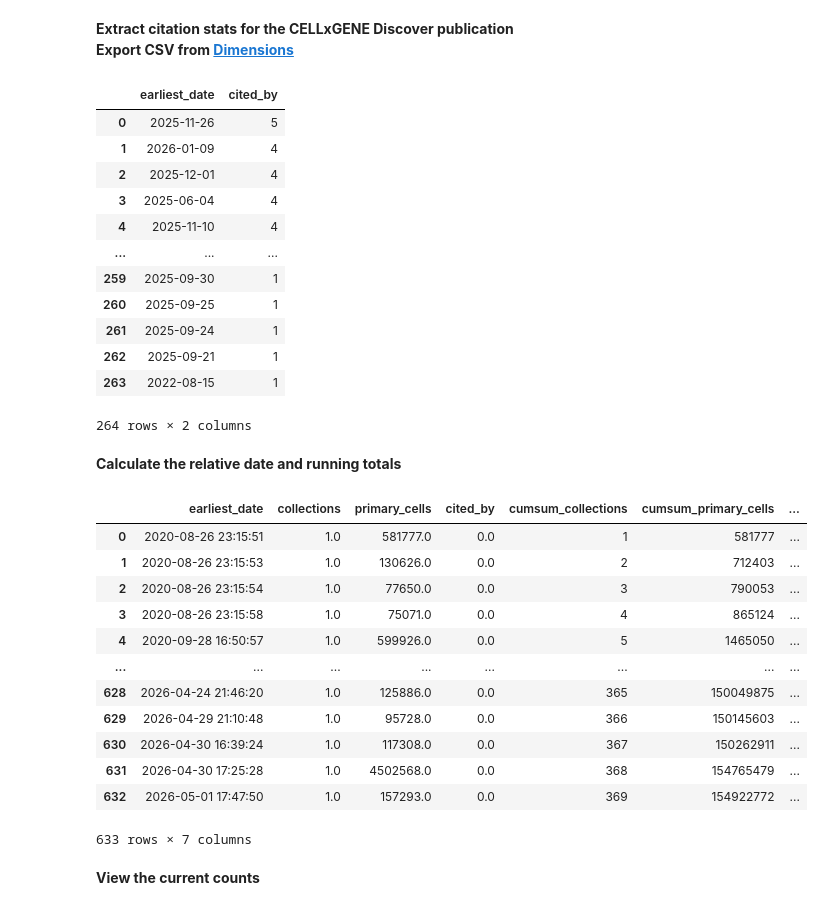
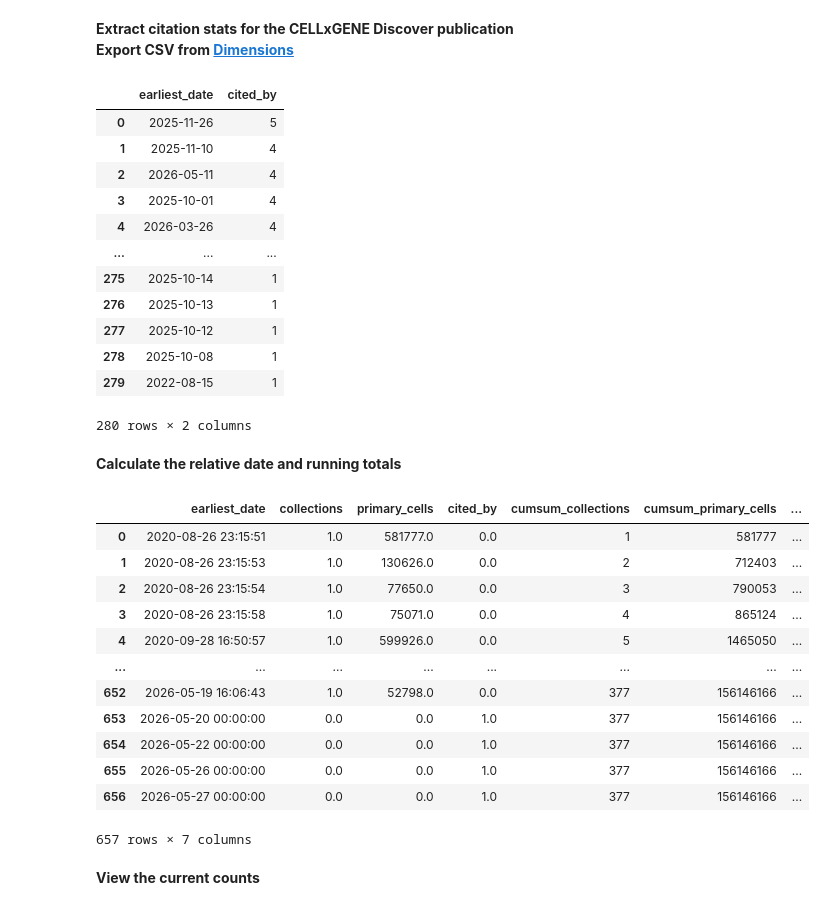
Before and after one commit to Lattice-Data/lattice-tools, a Jupyter notebook: cellxgene_resources/collab_submissions_pub/Figure2_corpus_growth.ipynb, the cells around one changed output. Saved outputs shown, nothing was run; the diff lists cells and outputs as text; code cells hidden in the pictures.

```diff
--- a/cellxgene_resources/collab_submissions_pub/Figure2_corpus_growth.ipynb
+++ b/cellxgene_resources/collab_submissions_pub/Figure2_corpus_growth.ipynb
@@ -55,38 +55,38 @@ result
 **Extract citation stats for the CELLxGENE Discover publication**\
 **Export CSV from [Dimensions](https://app.dimensions.ai/discover/publication?or_subset_publication_citations=pub.1182803254)**
 # %%
-dimensions_export = 'Dimensions-Publication-2026-05-01_18-29-40.csv.zip'
+dimensions_export = 'Dimensions-Publication-2026-06-01_19-09-15.csv.zip'
 
 cited_by = (
     pd.read_csv(dimensions_export, skiprows=1)[['Publication date']]
     .assign(**{
         'Publication date': lambda x: x['Publication date'].apply(
             lambda d: f"{d}-01" if isinstance(d, str) and len(d) == 7 else d
         )
     })
 )
 cited_by['Publication date'] = pd.to_datetime(cited_by['Publication date']).dt.tz_localize(None)
 cited_by = (
     cited_by['Publication date']
     .value_counts()
     .reset_index()
     .rename(columns={'Publication date': 'earliest_date', 'count': 'cited_by'})
 )
 cited_by
 # %% [output]
 |  | earliest_date | cited_by |
 | 0 | 2025-11-26 | 5 |
-| 1 | 2026-01-09 | 4 |
-| 2 | 2025-12-01 | 4 |
-| 3 | 2025-06-04 | 4 |
-| 4 | 2025-11-10 | 4 |
+| 1 | 2025-11-10 | 4 |
+| 2 | 2026-05-11 | 4 |
+| 3 | 2025-10-01 | 4 |
+| 4 | 2026-03-26 | 4 |
 | ... | ... | ... |
-| 259 | 2025-09-30 | 1 |
-| 260 | 2025-09-25 | 1 |
-| 261 | 2025-09-24 | 1 |
-| 262 | 2025-09-21 | 1 |
-| 263 | 2022-08-15 | 1 |
+| 275 | 2025-10-14 | 1 |
+| 276 | 2025-10-13 | 1 |
+| 277 | 2025-10-12 | 1 |
+| 278 | 2025-10-08 | 1 |
+| 279 | 2022-08-15 | 1 |
-264 rows × 2 columns
+280 rows × 2 columns
 # %% [markdown]
 **Calculate the relative date and running totals**
 # %%
@@ -110,12 +110,12 @@ result
 | 3 | 2020-08-26 23:15:58 | 1.0 | 75071.0 | 0.0 | 4 | 865124 | ... |
 | 4 | 2020-09-28 16:50:57 | 1.0 | 599926.0 | 0.0 | 5 | 1465050 | ... |
 | ... | ... | ... | ... | ... | ... | ... | ... |
-| 628 | 2026-04-24 21:46:20 | 1.0 | 125886.0 | 0.0 | 365 | 150049875 | ... |
-| 629 | 2026-04-29 21:10:48 | 1.0 | 95728.0 | 0.0 | 366 | 150145603 | ... |
-| 630 | 2026-04-30 16:39:24 | 1.0 | 117308.0 | 0.0 | 367 | 150262911 | ... |
-| 631 | 2026-04-30 17:25:28 | 1.0 | 4502568.0 | 0.0 | 368 | 154765479 | ... |
-| 632 | 2026-05-01 17:47:50 | 1.0 | 157293.0 | 0.0 | 369 | 154922772 | ... |
+| 652 | 2026-05-19 16:06:43 | 1.0 | 52798.0 | 0.0 | 377 | 156146166 | ... |
+| 653 | 2026-05-20 00:00:00 | 0.0 | 0.0 | 1.0 | 377 | 156146166 | ... |
+| 654 | 2026-05-22 00:00:00 | 0.0 | 0.0 | 1.0 | 377 | 156146166 | ... |
+| 655 | 2026-05-26 00:00:00 | 0.0 | 0.0 | 1.0 | 377 | 156146166 | ... |
+| 656 | 2026-05-27 00:00:00 | 0.0 | 0.0 | 1.0 | 377 | 156146166 | ... |
-633 rows × 7 columns
+657 rows × 7 columns
 # %% [markdown]
 **View the current counts**
 # %%
```
Also changed, not shown: parts of 3 cells of this notebook, 1 other file.
